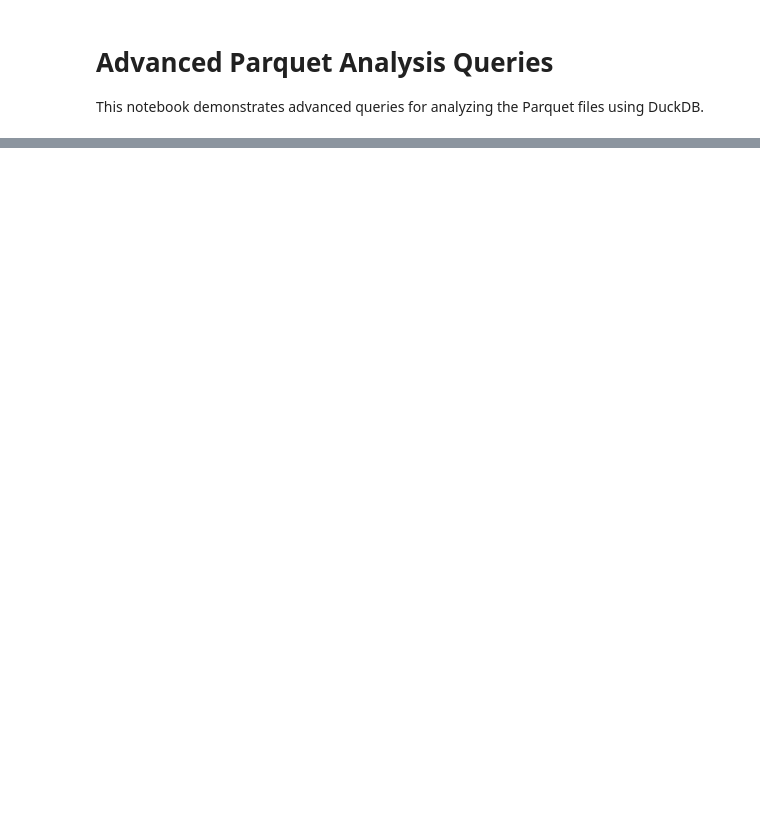
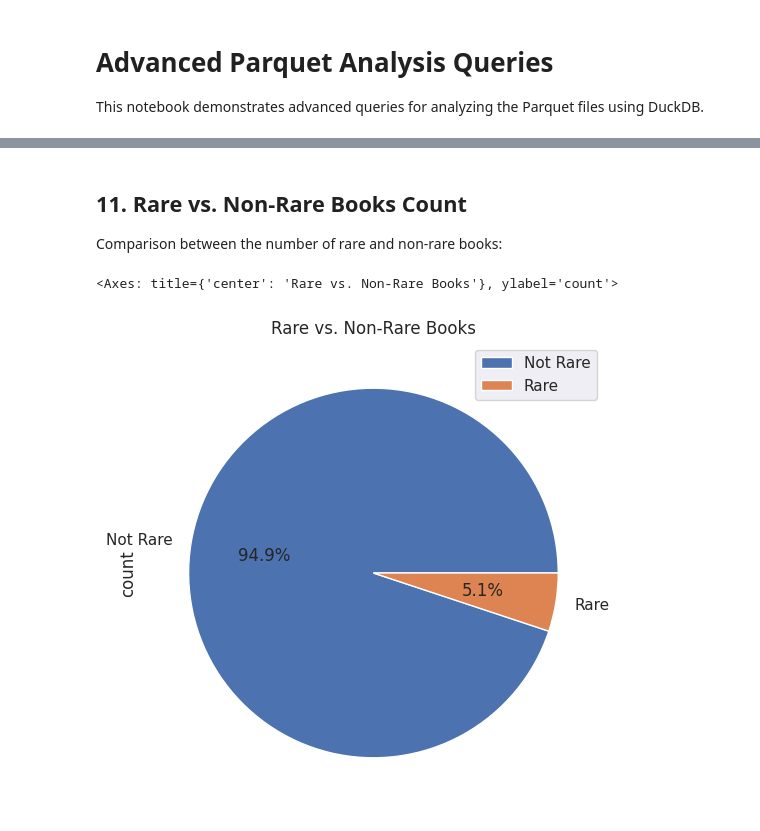
Before and after one commit to RArtutos/Data-science-starter-kit, a Jupyter notebook: notebooks/Queries_Test.ipynb, the cells around one changed output, grey strips where cells are left out. Cells and saved outputs as stored; diff of their text form; code cells hidden in the pictures; blank space fills up the shorter version.

```diff
--- a/notebooks/Queries_Test.ipynb
+++ b/notebooks/Queries_Test.ipynb
@@ -340,0 +370,25 @@ Analyzing patterns in additional filenames:
+# %% [markdown]
+## 11. Rare vs. Non-Rare Books Count
+
+Comparison between the number of rare and non-rare books:
+# %%
+rare_books_query = """
+SELECT
+    CASE
+        WHEN NOT (
+            json_extract(json, '$._source.file_unified_data.classifications_unified.oclc_holdings') IS NULL OR
+            json_array_length(json_extract(json, '$._source.file_unified_data.classifications_unified.oclc_holdings')) = 0 OR
+            json_contains(json_extract(json, '$._source.file_unified_data.classifications_unified.oclc_holdings'), '"many"')
+        ) THEN 'Rare'
+        ELSE 'Not Rare'
+    END AS rarity,
+    COUNT(*) AS count
+FROM read_parquet('/data/parquet/*.parquet')
+GROUP BY rarity;
+"""
+
+df_rare = conn.execute(rare_books_query).fetchdf()
+df_rare.plot.pie(y='count', labels=df_rare['rarity'], autopct='%1.1f%%', figsize=(6, 6), title="Rare vs. Non-Rare Books")
+# %% [output]
+<Axes: title={'center': 'Rare vs. Non-Rare Books'}, ylabel='count'>
+[figure, added]
```
Also changed, not shown: parts of 56 cells of this notebook.
